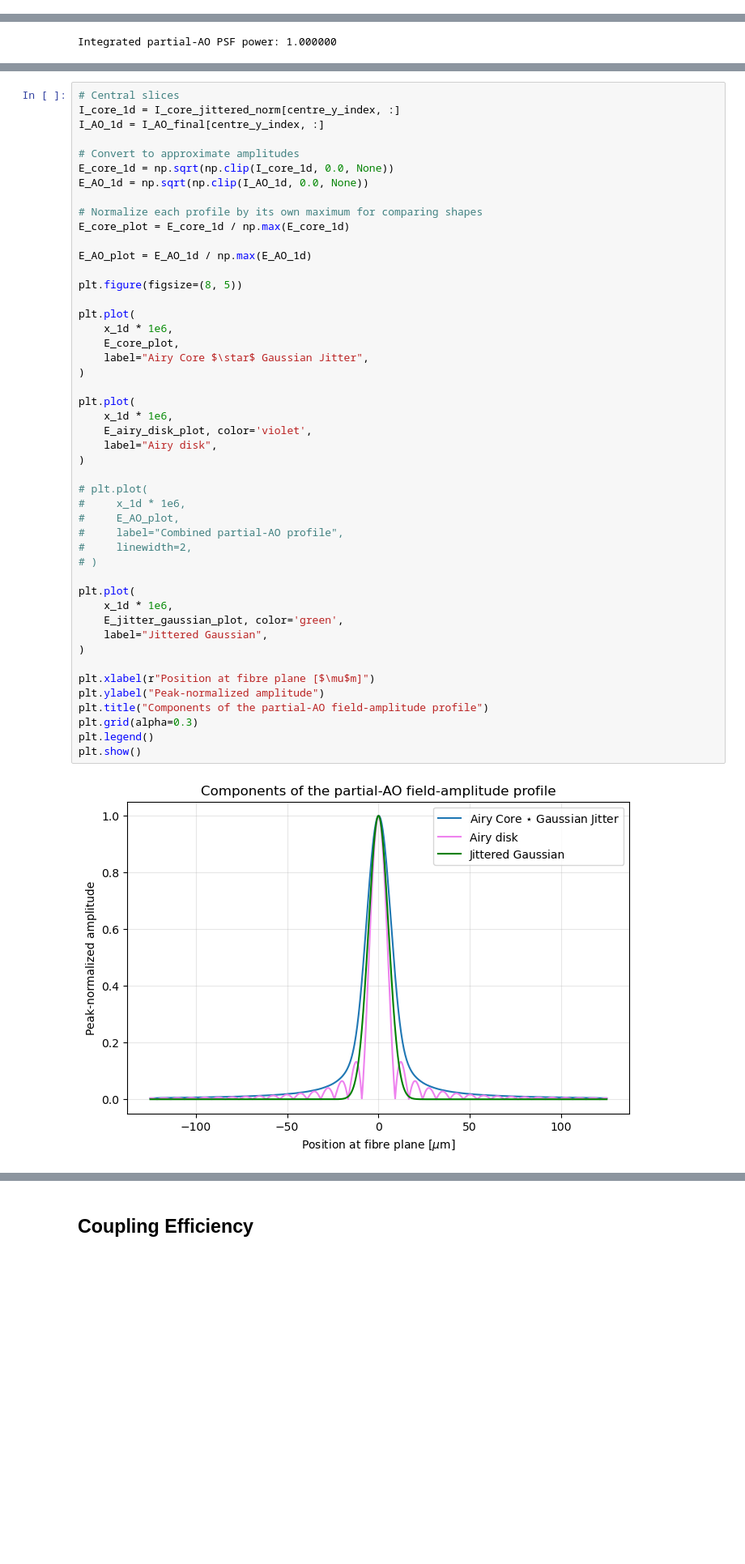
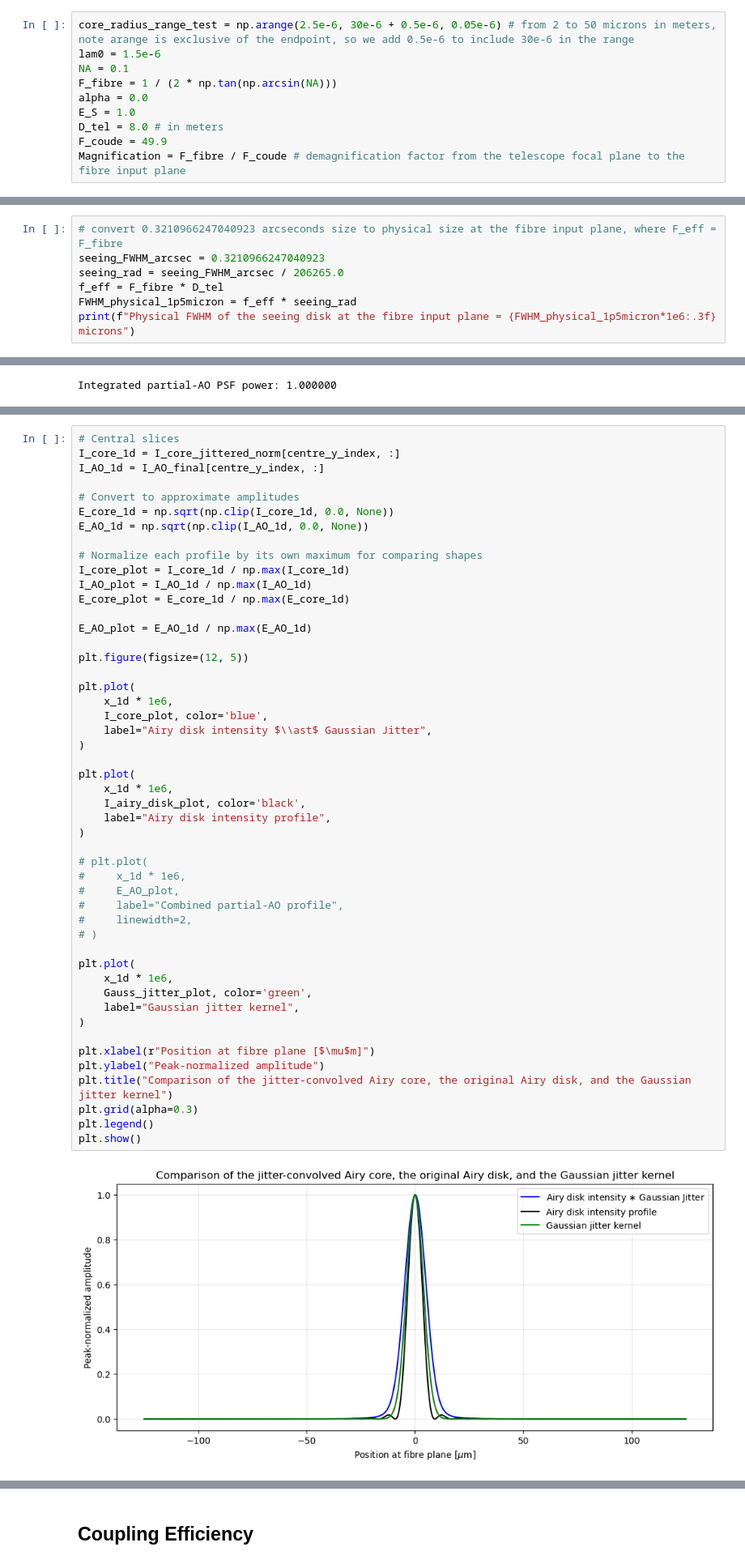
Before and after one commit to TongyueLiu/OH-Suppression-MRes-Project, a Jupyter notebook: notebooks/estimate_AO_system_throughput.ipynb, the cells around one changed output, grey strips where cells are left out. Shown at 81% size. Saved outputs shown, nothing was run; the diff lists cells and outputs as text; blank space fills up the shorter version.

```diff
--- a/notebooks/estimate_AO_system_throughput.ipynb
+++ b/notebooks/estimate_AO_system_throughput.ipynb
@@ -155,3 +155,13 @@ def diffraction_limited_E_field_at_fibre_2d(x, y, lam0, F_eff, alpha=0.0, E_S=1.
     I_image = np.abs(E_image)**2
 
     return E_image, I_image
+# %%
+core_radius_range_test = np.arange(2.5e-6, 30e-6 + 0.5e-6, 0.05e-6) # from 2 to 50 microns in meters, note arange is exclusive of the endpoint, so we add 0.5e-6 to include 30e-6 in the range
+lam0 = 1.5e-6
+NA = 0.1
+F_fibre = 1 / (2 * np.tan(np.arcsin(NA)))
+alpha = 0.0
+E_S = 1.0
+D_tel = 8.0 # in meters
+F_coude = 49.9
+Magnification = F_fibre / F_coude # demagnification factor from the telescope focal plane to the fibre input plane
@@ -157,0 +183,7 @@ def diffraction_limited_E_field_at_fibre_2d(x, y, lam0, F_eff, alpha=0.0, E_S=1.
+# %%
+# convert 0.3210966247040923 arcseconds size to physical size at the fibre input plane, where F_eff = F_fibre
+seeing_FWHM_arcsec = 0.3210966247040923
+seeing_rad = seeing_FWHM_arcsec / 206265.0
+f_eff = F_fibre * D_tel
+FWHM_physical_1p5micron = f_eff * seeing_rad
+print(f"Physical FWHM of the seeing disk at the fibre input plane = {FWHM_physical_1p5micron*1e6:.3f} microns")
@@ -641,42 +896,44 @@ E_core_1d = np.sqrt(np.clip(I_core_1d, 0.0, None))
 E_AO_1d = np.sqrt(np.clip(I_AO_1d, 0.0, None))
 
 # Normalize each profile by its own maximum for comparing shapes
+I_core_plot = I_core_1d / np.max(I_core_1d)
+I_AO_plot = I_AO_1d / np.max(I_AO_1d)
 E_core_plot = E_core_1d / np.max(E_core_1d)
 
 E_AO_plot = E_AO_1d / np.max(E_AO_1d)
 
-plt.figure(figsize=(8, 5))
+plt.figure(figsize=(12, 5))
 
 plt.plot(
     x_1d * 1e6,
-    E_core_plot,
-    label="Airy Core $\star$ Gaussian Jitter",
+    I_core_plot, color='blue',
+    label="Airy disk intensity $\\ast$ Gaussian Jitter",
 )
 
 plt.plot(
     x_1d * 1e6,
-    E_airy_disk_plot, color='violet',
-    label="Airy disk",
+    I_airy_disk_plot, color='black',
+    label="Airy disk intensity profile",
 )
 
 # plt.plot(
 #     x_1d * 1e6,
 #     E_AO_plot,
 #     label="Combined partial-AO profile",
 #     linewidth=2,
 # )
 
 plt.plot(
     x_1d * 1e6,
-    E_jitter_gaussian_plot, color='green',
-    label="Jittered Gaussian",
+    Gauss_jitter_plot, color='green',
+    label="Gaussian jitter kernel",
 )
 
 plt.xlabel(r"Position at fibre plane [$\mu$m]")
 plt.ylabel("Peak-normalized amplitude")
-plt.title("Components of the partial-AO field-amplitude profile")
+plt.title("Comparison of the jitter-convolved Airy core, the original Airy disk, and the Gaussian jitter kernel")
 plt.grid(alpha=0.3)
 plt.legend()
 plt.show()
 # %% [output]
-[figure, old version]
+[figure, new version]
```
Also changed, not shown: parts of 45 cells of this notebook, 2 other files.
